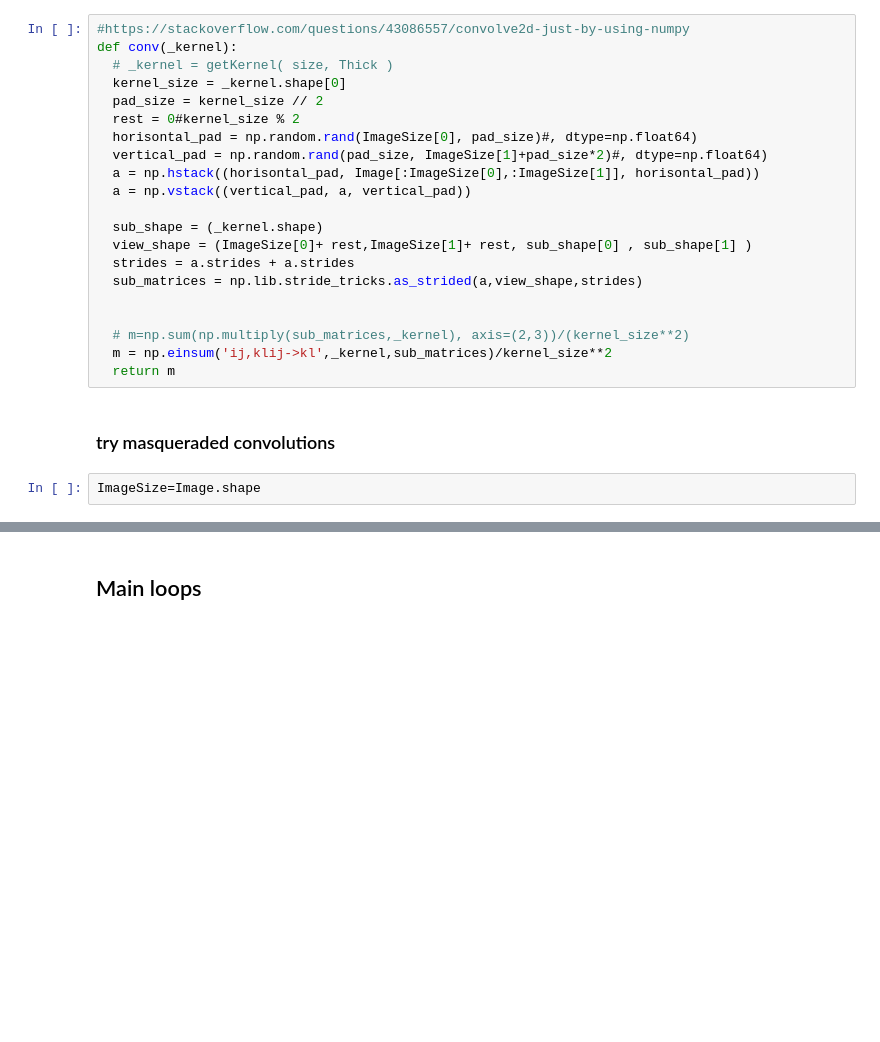
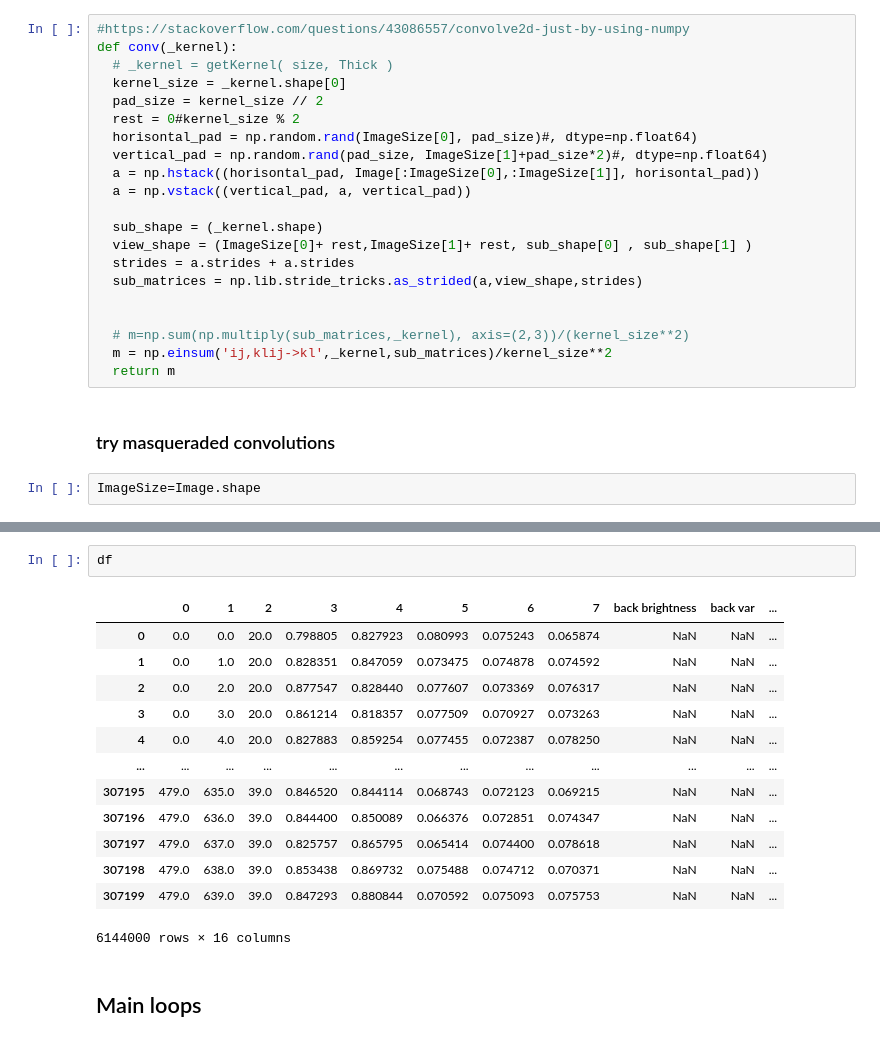
Before and after one commit to andrew-veriga/MathForML, a Jupyter notebook: ConvolutionalCoffieCircles.ipynb, the cells around one changed output, grey strips where cells are left out. Drawn from its saved outputs; the diff is of its cells as text; blank space fills up the shorter version.

```diff
--- a/ConvolutionalCoffieCircles.ipynb
+++ b/ConvolutionalCoffieCircles.ipynb
@@ -391,3 +402,19 @@ def mask_conv(_mask,_backmask):
+# %%
+df
+# %% [output]
+|  | 0 | 1 | 2 | 3 | 4 | 5 | 6 | 7 | back brightness | back var | ... |
+| 0 | 0.0 | 0.0 | 20.0 | 0.798805 | 0.827923 | 0.080993 | 0.075243 | 0.065874 | NaN | NaN | ... |
+| 1 | 0.0 | 1.0 | 20.0 | 0.828351 | 0.847059 | 0.073475 | 0.074878 | 0.074592 | NaN | NaN | ... |
+| 2 | 0.0 | 2.0 | 20.0 | 0.877547 | 0.828440 | 0.077607 | 0.073369 | 0.076317 | NaN | NaN | ... |
+| 3 | 0.0 | 3.0 | 20.0 | 0.861214 | 0.818357 | 0.077509 | 0.070927 | 0.073263 | NaN | NaN | ... |
+| 4 | 0.0 | 4.0 | 20.0 | 0.827883 | 0.859254 | 0.077455 | 0.072387 | 0.078250 | NaN | NaN | ... |
+| ... | ... | ... | ... | ... | ... | ... | ... | ... | ... | ... | ... |
+| 307195 | 479.0 | 635.0 | 39.0 | 0.846520 | 0.844114 | 0.068743 | 0.072123 | 0.069215 | NaN | NaN | ... |
+| 307196 | 479.0 | 636.0 | 39.0 | 0.844400 | 0.850089 | 0.066376 | 0.072851 | 0.074347 | NaN | NaN | ... |
+| 307197 | 479.0 | 637.0 | 39.0 | 0.825757 | 0.865795 | 0.065414 | 0.074400 | 0.078618 | NaN | NaN | ... |
+| 307198 | 479.0 | 638.0 | 39.0 | 0.853438 | 0.869732 | 0.075488 | 0.074712 | 0.070371 | NaN | NaN | ... |
+| 307199 | 479.0 | 639.0 | 39.0 | 0.847293 | 0.880844 | 0.070592 | 0.075093 | 0.075753 | NaN | NaN | ... |
+6144000 rows × 16 columns
 # %% [markdown]
 ## Main loops
 # %%
```
Also changed, not shown: parts of 7 cells of this notebook.
